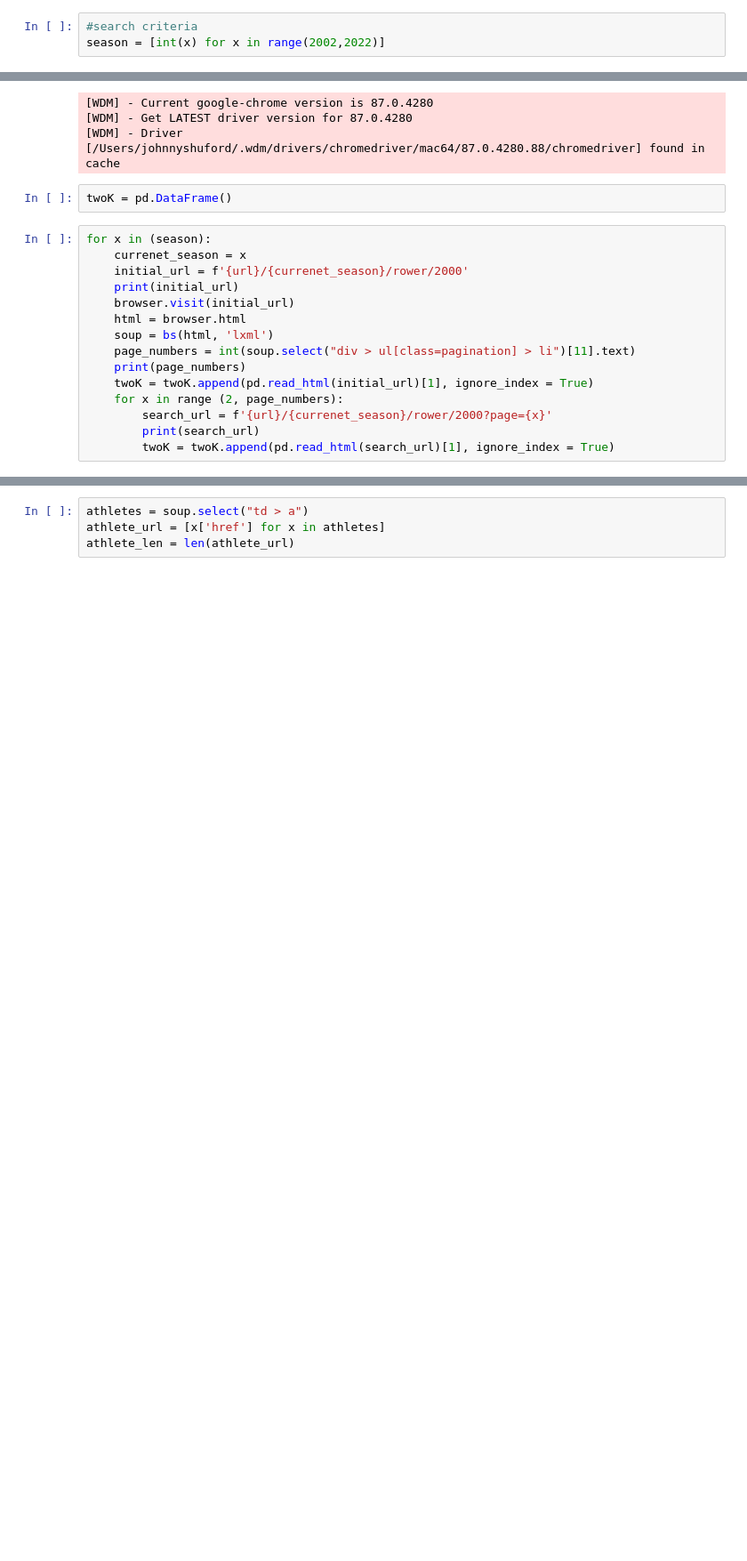
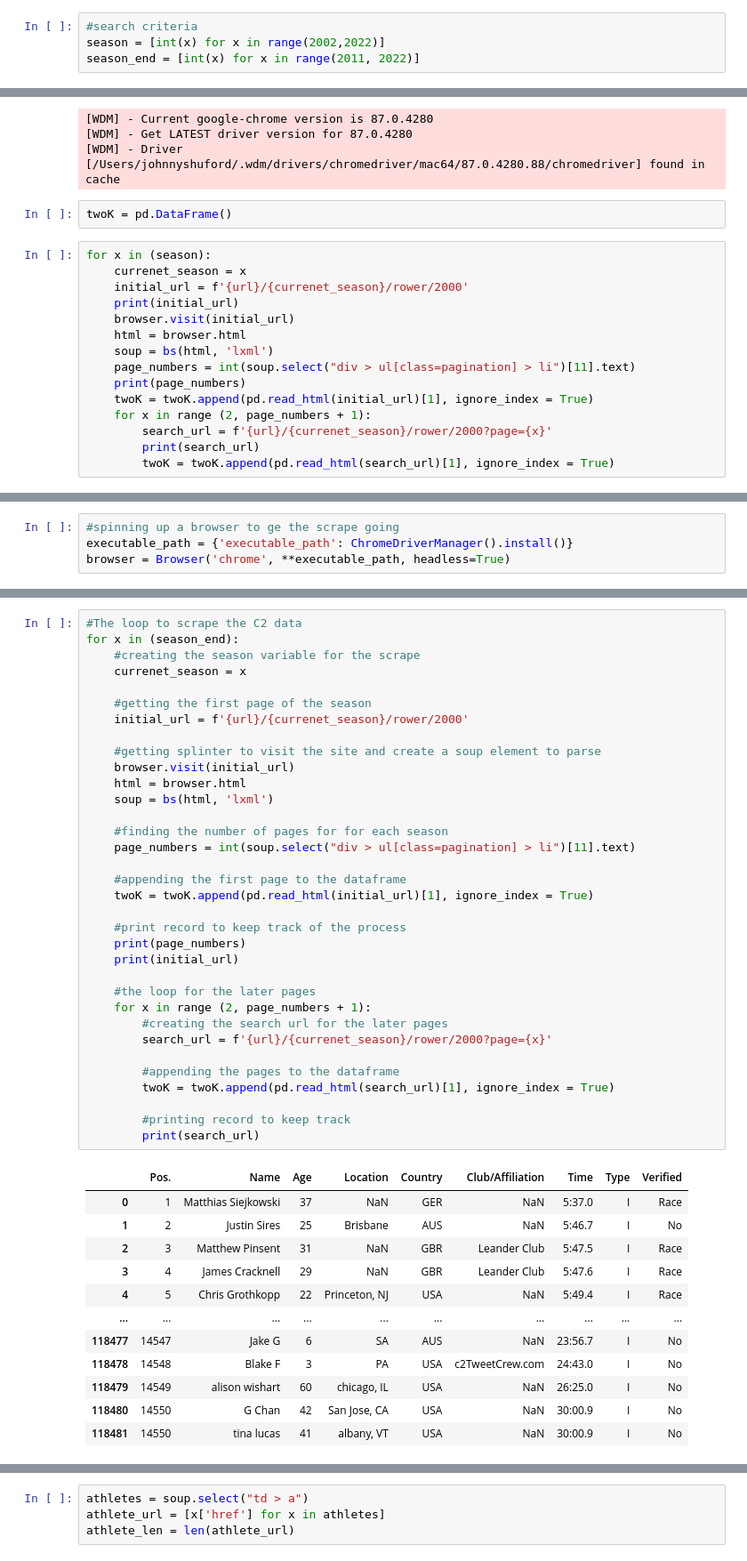
Before and after one commit to JohnShuford/FITDAT, a Jupyter notebook: Notebooks/C2_scrape.ipynb, the cells around one changed output, grey strips where cells are left out. Shown: that part at 89% size. Cells and saved outputs as stored; diff of their text form; blank space fills up the shorter version.

Commit message:
adding comments to the loop, reducing the 2000m csv to 2010 only

```diff
--- a/Notebooks/C2_scrape.ipynb
+++ b/Notebooks/C2_scrape.ipynb
@@ -16,4 +16,5 @@ url = 'https://log.concept2.com/rankings'
 # %%
 #search criteria
 season = [int(x) for x in range(2002,2022)]
+season_end = [int(x) for x in range(2011, 2022)]
 # %%
@@ -37,7 +38,7 @@ for x in (season):
     page_numbers = int(soup.select("div > ul[class=pagination] > li")[11].text)
     print(page_numbers)
     twoK = twoK.append(pd.read_html(initial_url)[1], ignore_index = True)
-    for x in range (2, page_numbers):
+    for x in range (2, page_numbers + 1):
         search_url = f'{url}/{currenet_season}/rower/2000?page={x}'
         print(search_url)
         twoK = twoK.append(pd.read_html(search_url)[1], ignore_index = True)
@@ -122,0 +68,4 @@ memory usage: 1.7+ MB
+# %%
+#spinning up a browser to ge the scrape going
+executable_path = {'executable_path': ChromeDriverManager().install()}
+browser = Browser('chrome', **executable_path, headless=True)
@@ -122,0 +76,47 @@ memory usage: 1.7+ MB
+# %%
+#The loop to scrape the C2 data
+for x in (season_end):
+    #creating the season variable for the scrape
+    currenet_season = x
+
+    #getting the first page of the season
+    initial_url = f'{url}/{currenet_season}/rower/2000'
+
+    #getting splinter to visit the site and create a soup element to parse
+    browser.visit(initial_url)
+    html = browser.html
+    soup = bs(html, 'lxml')
+
+    #finding the number of pages for for each season
+    page_numbers = int(soup.select("div > ul[class=pagination] > li")[11].text)
+
+    #appending the first page to the dataframe
+    twoK = twoK.append(pd.read_html(initial_url)[1], ignore_index = True)
+
+    #print record to keep track of the process
+    print(page_numbers)
+    print(initial_url)
+
+    #the loop for the later pages
+    for x in range (2, page_numbers + 1):
+        #creating the search url for the later pages
+        search_url = f'{url}/{currenet_season}/rower/2000?page={x}'
+
+        #appending the pages to the dataframe
+        twoK = twoK.append(pd.read_html(search_url)[1], ignore_index = True)
+
+        #printing record to keep track
+        print(search_url)
+# %% [output]
+|  | Pos. | Name | Age | Location | Country | Club/Affiliation | Time | Type | Verified |
+| 0 | 1 | Matthias Siejkowski | 37 | NaN | GER | NaN | 5:37.0 | I | Race |
+| 1 | 2 | Justin Sires | 25 | Brisbane | AUS | NaN | 5:46.7 | I | No |
+| 2 | 3 | Matthew Pinsent | 31 | NaN | GBR | Leander Club | 5:47.5 | I | Race |
+| 3 | 4 | James Cracknell | 29 | NaN | GBR | Leander Club | 5:47.6 | I | Race |
+| 4 | 5 | Chris Grothkopp | 22 | Princeton, NJ | USA | NaN | 5:49.4 | I | Race |
+| ... | ... | ... | ... | ... | ... | ... | ... | ... | ... |
+| 118477 | 14547 | Jake G | 6 | SA | AUS | NaN | 23:56.7 | I | No |
+| 118478 | 14548 | Blake F | 3 | PA | USA | c2TweetCrew.com | 24:43.0 | I | No |
+| 118479 | 14549 | alison wishart | 60 | chicago, IL | USA | NaN | 26:25.0 | I | No |
+| 118480 | 14550 | G Chan | 42 | San Jose, CA | USA | NaN | 30:00.9 | I | No |
+| 118481 | 14550 | tina lucas | 41 | albany, VT | USA | NaN | 30:00.9 | I | No |
```
Also changed, not shown: parts of 10 cells of this notebook, 1 other file.
